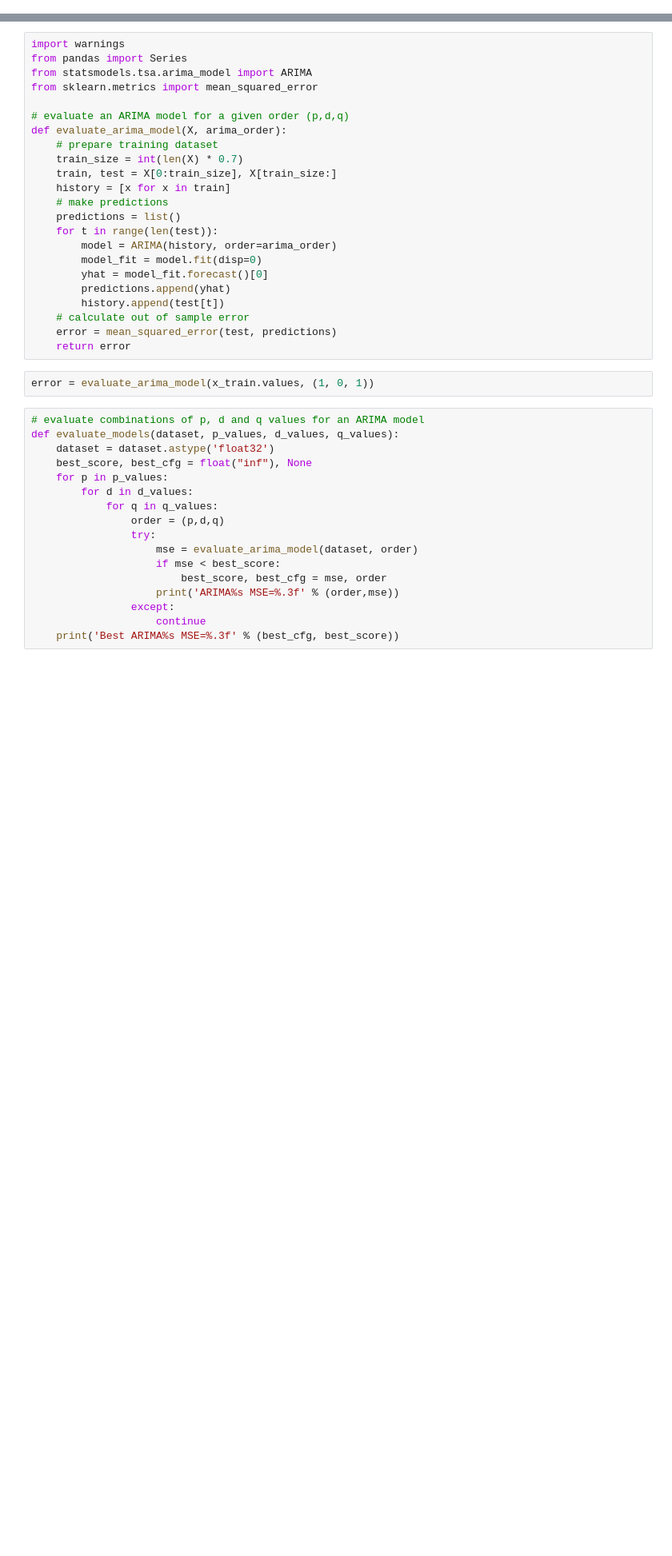
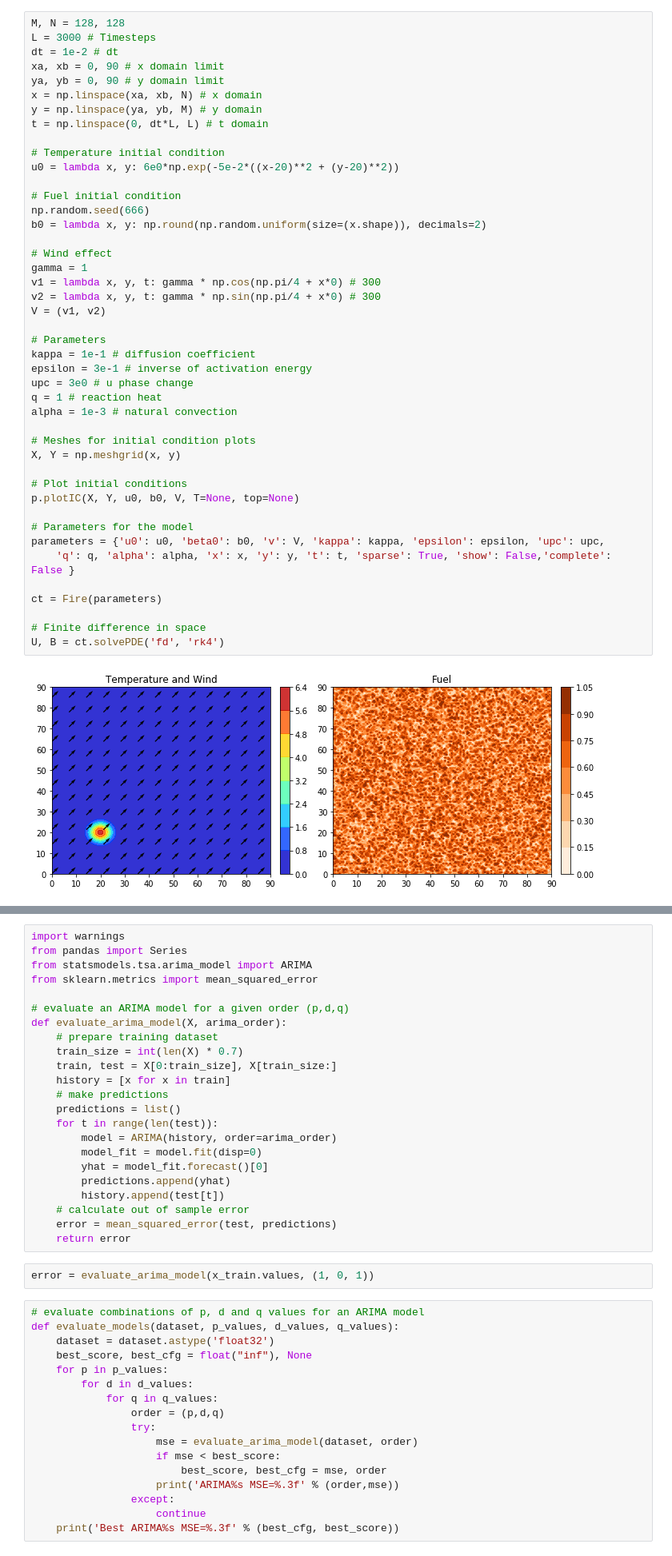
Before and after one commit to dsanmartin/INF475-PJ, a Jupyter notebook: project.ipynb, the cells around one changed output, grey strips where cells are left out. Shown at 80% size. Drawn from its saved outputs; the diff is of its cells as text; blank space fills up the shorter version.

```diff
--- a/project.ipynb
+++ b/project.ipynb
@@ -4,0 +13,46 @@
+# %%
+M, N = 128, 128
+L = 3000 # Timesteps
+dt = 1e-2 # dt
+xa, xb = 0, 90 # x domain limit
+ya, yb = 0, 90 # y domain limit
+x = np.linspace(xa, xb, N) # x domain
+y = np.linspace(ya, yb, M) # y domain
+t = np.linspace(0, dt*L, L) # t domain
+
+# Temperature initial condition
+u0 = lambda x, y: 6e0*np.exp(-5e-2*((x-20)**2 + (y-20)**2))
+
+# Fuel initial condition
+np.random.seed(666)
+b0 = lambda x, y: np.round(np.random.uniform(size=(x.shape)), decimals=2)
+
+# Wind effect
+gamma = 1
+v1 = lambda x, y, t: gamma * np.cos(np.pi/4 + x*0) # 300
+v2 = lambda x, y, t: gamma * np.sin(np.pi/4 + x*0) # 300
+V = (v1, v2)
+
+# Parameters
+kappa = 1e-1 # diffusion coefficient
+epsilon = 3e-1 # inverse of activation energy
+upc = 3e0 # u phase change
+q = 1 # reaction heat
+alpha = 1e-3 # natural convection
+
+# Meshes for initial condition plots
+X, Y = np.meshgrid(x, y)
+
+# Plot initial conditions
+p.plotIC(X, Y, u0, b0, V, T=None, top=None)
+
+# Parameters for the model
+parameters = {'u0': u0, 'beta0': b0, 'v': V, 'kappa': kappa, 'epsilon': epsilon, 'upc': upc,
+    'q': q, 'alpha': alpha, 'x': x, 'y': y, 't': t, 'sparse': True, 'show': False,'complete': False }
+
+ct = Fire(parameters)
+
+# Finite difference in space
+U, B = ct.solvePDE('fd', 'rk4')
+# %% [output]
+[figure, added]
```
Also changed, not shown: parts of 21 cells of this notebook.
